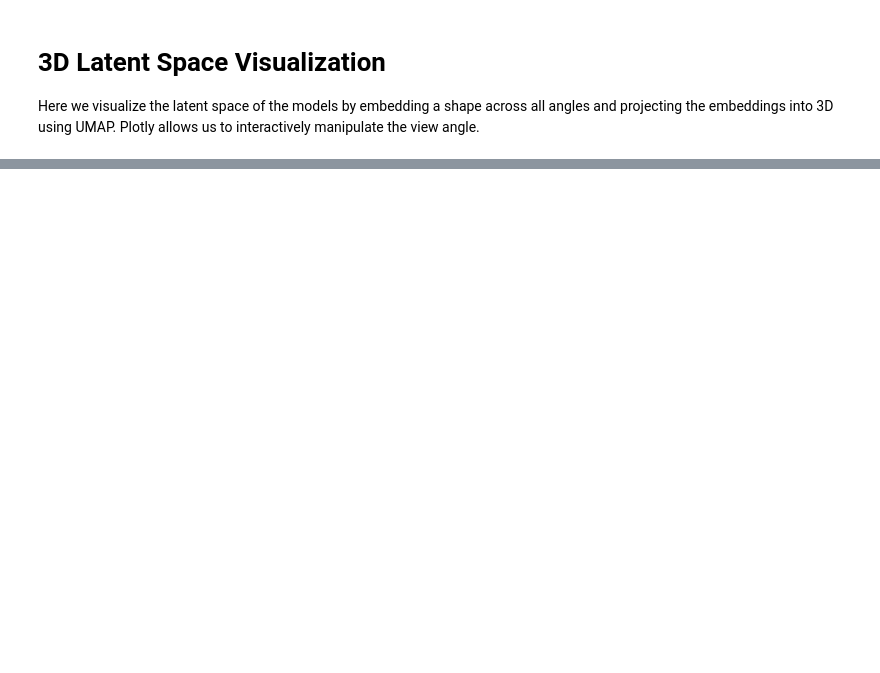
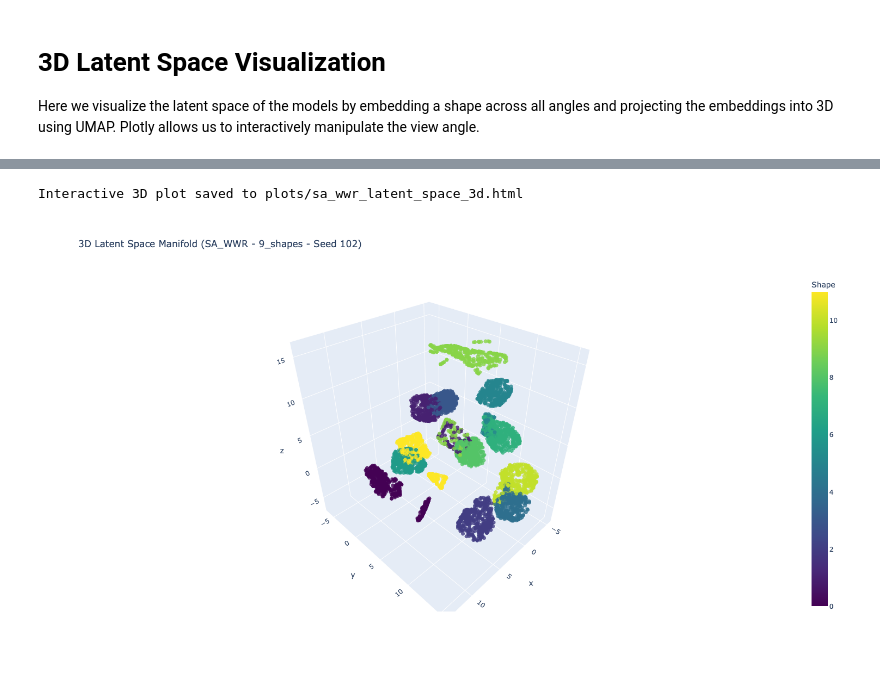
Before and after one commit to miltonllera/ocdm, a Jupyter notebook: notebooks/explore_generalization.ipynb, the cells around one changed output, grey strips where cells are left out. Drawn from its saved outputs; the diff is of its cells as text; code cells hidden in the pictures; blank space fills up the shorter version.

```diff
--- a/notebooks/explore_generalization.ipynb
+++ b/notebooks/explore_generalization.ipynb
@@ -312,3 +329,11 @@ Interactive 3D plot saved to plots/sa_latent_space_3d.html
+# %%
+gt_vars = dataset.factor_values[:, 0]
+fig = plot_umap(proj, gt_vars, 'Shape')
+fig.show()
+fig.write_html("plots/sa1_wwr_latent_space_3d-shapes.html")
+# %% [output]
+Interactive 3D plot saved to plots/sa_wwr_latent_space_3d.html
+[figure, added]
 # %%
 gt_vars = dataset.factor_values[:, 3]
 fig = plot_umap(proj, gt_vars, 'Angles')
```
Also changed, not shown: parts of 8 cells of this notebook.
